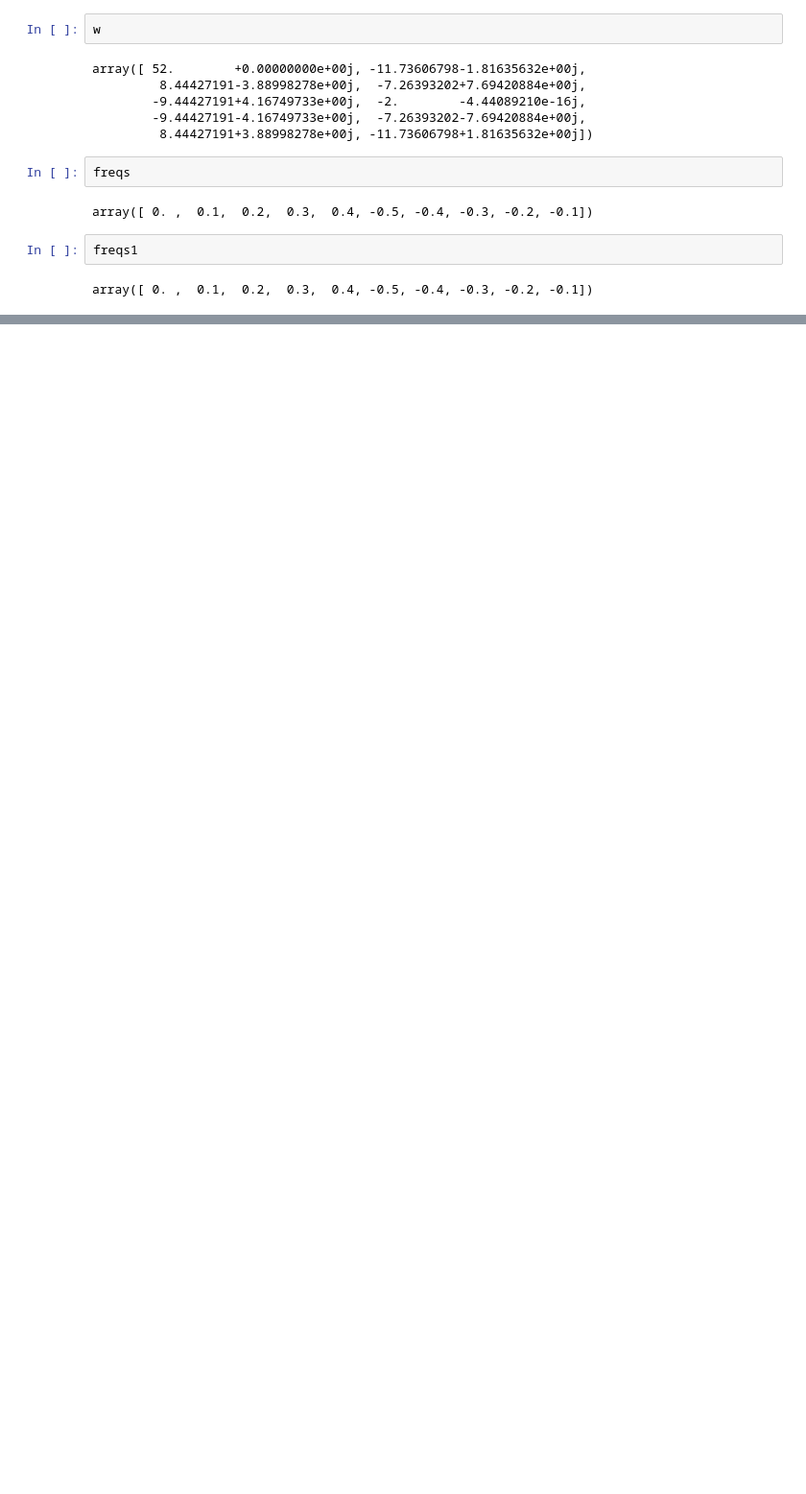
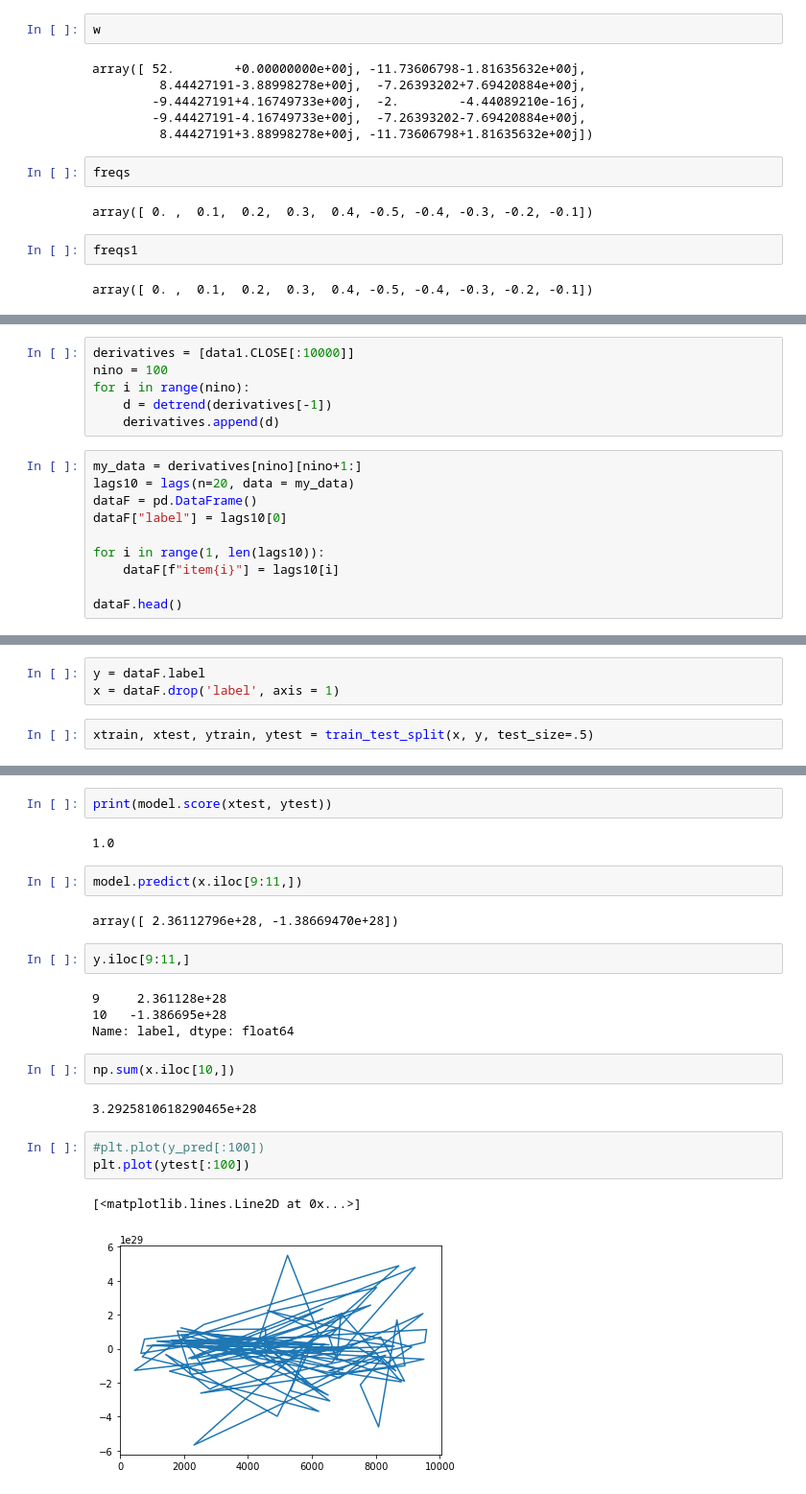
Before and after one commit to KINTEP/finance0, a Jupyter notebook: Untitled.ipynb, the cells around one changed output, grey strips where cells are left out. Shown at 96% size. Drawn from its saved outputs; the diff is of its cells as text; blank space fills up the shorter version.

```diff
--- a/Untitled.ipynb
+++ b/Untitled.ipynb
@@ -232,0 +347,16 @@ array([[1., 1.],
+# %%
+derivatives = [data1.CLOSE[:10000]]
+nino = 100
+for i in range(nino):
+    d = detrend(derivatives[-1])
+    derivatives.append(d)
+# %%
+my_data = derivatives[nino][nino+1:]
+lags10 = lags(n=20, data = my_data)
+dataF = pd.DataFrame()
+dataF["label"] = lags10[0]
+
+for i in range(1, len(lags10)):
+    dataF[f"item{i}"] = lags10[i]
+
+dataF.head()
@@ -232,0 +476,5 @@ array([[1., 1.],
+# %%
+y = dataF.label
+x = dataF.drop('label', axis = 1)
+# %%
+xtrain, xtest, ytrain, ytest = train_test_split(x, y, test_size=.5)
@@ -232,0 +500,24 @@ array([[1., 1.],
+# %%
+print(model.score(xtest, ytest))
+# %% [output]
+1.0
+# %%
+model.predict(x.iloc[9:11,])
+# %% [output]
+array([ 2.36112796e+28, -1.38669470e+28])
+# %%
+y.iloc[9:11,]
+# %% [output]
+9     2.361128e+28
+10   -1.386695e+28
+Name: label, dtype: float64
+# %%
+np.sum(x.iloc[10,])
+# %% [output]
+3.2925810618290465e+28
+# %%
+#plt.plot(y_pred[:100])
+plt.plot(ytest[:100])
+# %% [output]
+[<matplotlib.lines.Line2D at 0x...>]
+[figure, added]
```
Also changed, not shown: parts of 205 cells of this notebook, 11 other files.
